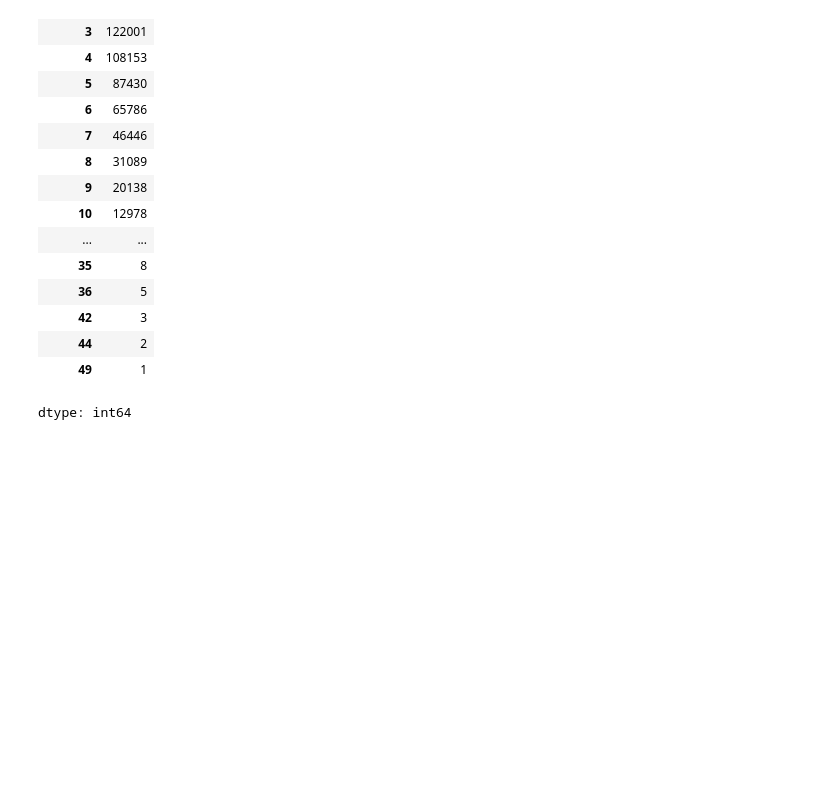
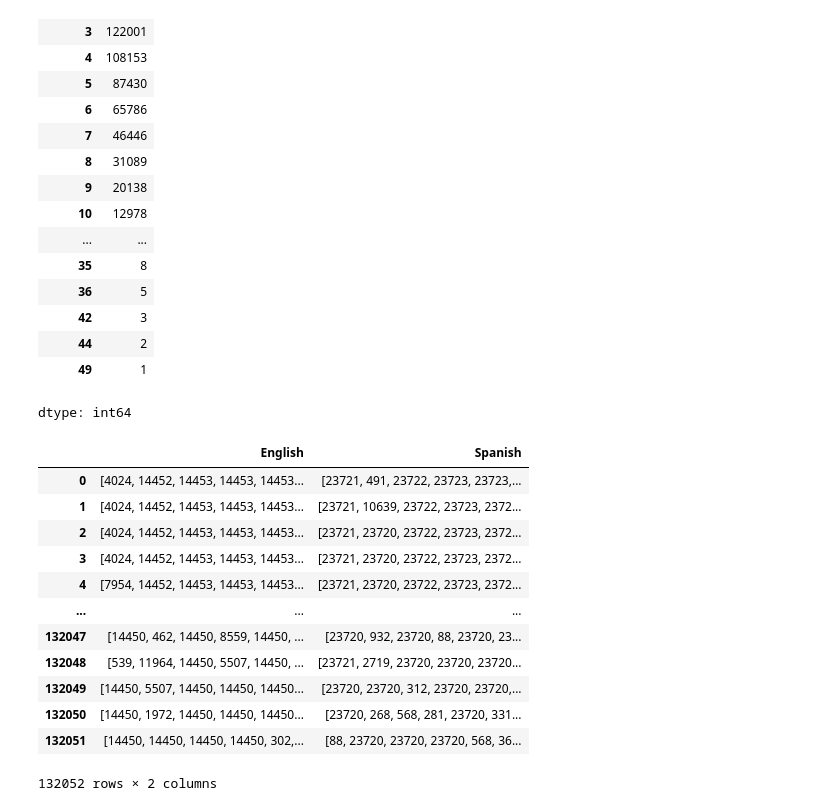
Before and after one commit to MBUYt0n/DL, a Jupyter notebook: Lab8/DL_Lab8_preproc_subword.ipynb, the cells around one changed output. Drawn from its saved outputs; the diff is of its cells as text; code cells hidden in the pictures; blank space fills up the shorter version.

```diff
--- a/Lab8/DL_Lab8_preproc_subword.ipynb
+++ b/Lab8/DL_Lab8_preproc_subword.ipynb
@@ -46,8 +46,8 @@ def preproc_spanish(text):
     return text
 
 df["English"] = df["English"].apply(preproc)
-df["Spanish"] = df["Spanish"].apply(preproc_spanish)
-# df.drop(columns=["Translated"], inplace=True)
+df["Spanish"] = df["Translated"].apply(preproc_spanish)
+df.drop(columns=["Translated"], inplace=True)
 df
 # %% [output]
 |  | English | Spanish |
@@ -90,6 +126,15 @@ spa_vocab
 # %%
 e_vocab = {i : j for i, j in eng_vocab}
 s_vocab = {i : j for i, j in spa_vocab}
-e_vocab
+e_vocab_len = len(e_vocab)
+s_vocab_len = len(s_vocab)
+e_vocab["<PAD>"] = e_vocab_len + 4
+e_vocab["<UNK>"] = e_vocab_len + 1
+e_vocab["<SOS>"] = e_vocab_len + 2
+e_vocab["<EOS>"] = e_vocab_len + 3
+s_vocab["<PAD>"] = s_vocab_len + 4
+s_vocab["<UNK>"] = s_vocab_len + 1
+s_vocab["<SOS>"] = s_vocab_len + 2
+s_vocab["<EOS>"] = s_vocab_len + 3
 # %%
 import json
@@ -103,7 +148,7 @@ with open("spa_vocab.json", "w", encoding="utf-8") as f:
     json.dump(s_vocab, f, ensure_ascii=False, indent=4)
 # %%
 def encode(text, vocab):
-    return [vocab.get(word, len(vocab) + 1) for word in text.split()]
+    return [vocab.get(word, vocab["<UNK>"]) for word in text.split()]
 
 df["English"] = df["English"].apply(lambda x: encode(x, e_vocab))
 df["Spanish"] = df["Spanish"].apply(lambda x: encode(x, s_vocab))
@@ -171,17 +216,50 @@ cumulative_counts
 | 49 | 1 |
 dtype: int64
 # %%
-max_len = 12
+import pandas as pd
+
+max_len = 13
 new_data = []
 
-for i, row in df.iterrows():
-    full_review = row["English"]
-    sentiment = row["Spanish"]
-    eng_chunks = [full_review[j : j + max_len] for j in range(0, len(full_review), max_len)]
-    spa_chunks = [sentiment[j : j + max_len] for j in range(0, len(sentiment), max_len)]
+for _, row in df.iterrows():
+    english = row["English"]
+    english.append(e_vocab["<EOS>"])
+    spanish = row["Spanish"]
+    spanish.insert(0, s_vocab["<SOS>"])
+    spanish.append(s_vocab["<EOS>"])
+
+    eng_chunks = []
+    spa_chunks = []
+
+    for i in range(0, len(english), max_len - 1):
+        eng_chunk = english[i : i + max_len - 1]
+        while len(eng_chunk) < max_len:
+            eng_chunk.append(e_vocab["<PAD>"])
+        eng_chunks.append(eng_chunk)
+
+    for i in range(0, len(spanish), max_len - 1):
+        spa_chunk = spanish[i : i + max_len - 1]
+        while len(spa_chunk) < max_len:
+            spa_chunk.append(s_vocab["<PAD>"])
+        spa_chunks.append(spa_chunk)
+
     chunks = list(zip(eng_chunks, spa_chunks))
-    for eng_chunk, spa_chunk in chunks:
-        new_data.append((eng_chunk, spa_chunk))
+    new_data.extend(chunks)
 
 df1 = pd.DataFrame(new_data, columns=["English", "Spanish"])
+df1
+# %% [output]
+|  | English | Spanish |
+| 0 | [4024, 14452, 14453, 14453, 14453... | [23721, 491, 23722, 23723, 23723,... |
+| 1 | [4024, 14452, 14453, 14453, 14453... | [23721, 10639, 23722, 23723, 2372... |
+| 2 | [4024, 14452, 14453, 14453, 14453... | [23721, 23720, 23722, 23723, 2372... |
+| 3 | [4024, 14452, 14453, 14453, 14453... | [23721, 23720, 23722, 23723, 2372... |
+| 4 | [7954, 14452, 14453, 14453, 14453... | [23721, 23720, 23722, 23723, 2372... |
+| ... | ... | ... |
+| 132047 | [14450, 462, 14450, 8559, 14450, ... | [23720, 932, 23720, 88, 23720, 23... |
+| 132048 | [539, 11964, 14450, 5507, 14450, ... | [23721, 2719, 23720, 23720, 23720... |
+| 132049 | [14450, 5507, 14450, 14450, 14450... | [23720, 23720, 312, 23720, 23720,... |
+| 132050 | [14450, 1972, 14450, 14450, 14450... | [23720, 268, 568, 281, 23720, 331... |
+| 132051 | [14450, 14450, 14450, 14450, 302,... | [88, 23720, 23720, 23720, 568, 36... |
+132052 rows × 2 columns
 # %%
```
Also changed, not shown: parts of 7 cells of this notebook, 2 other files.
